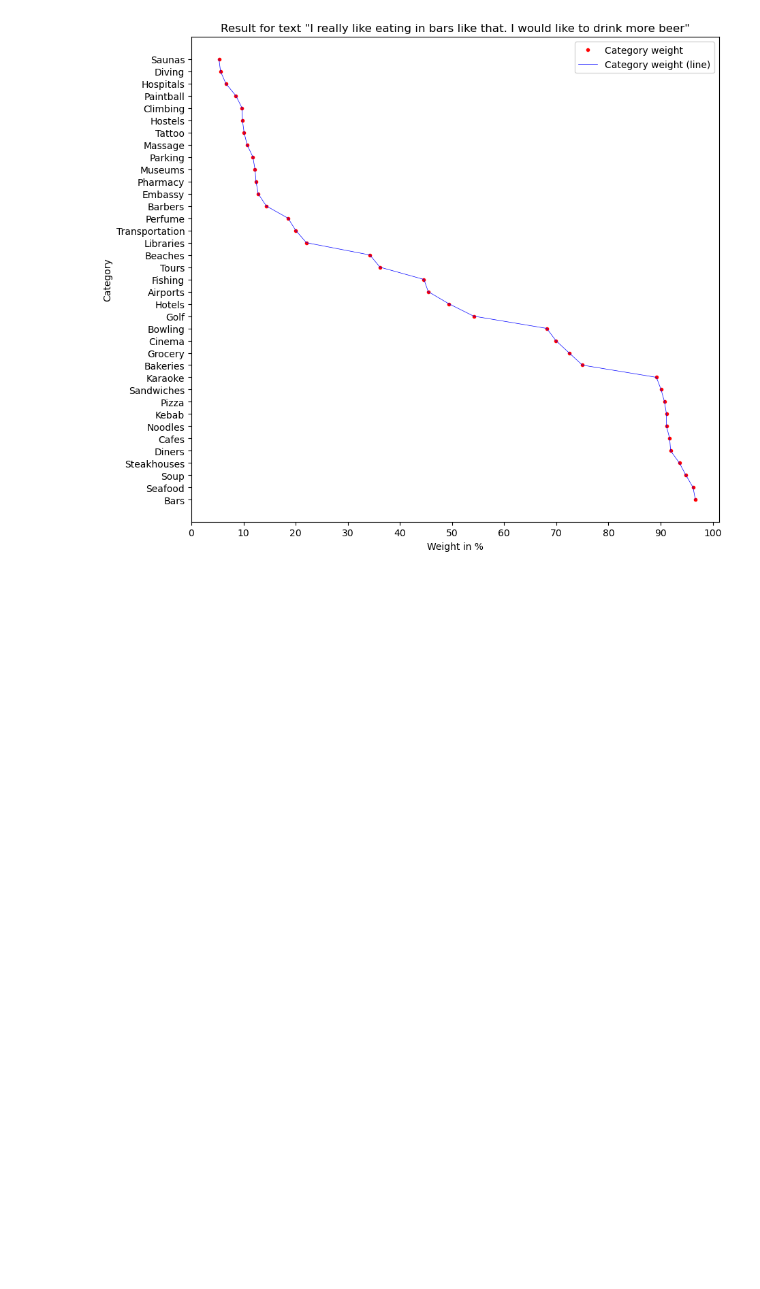
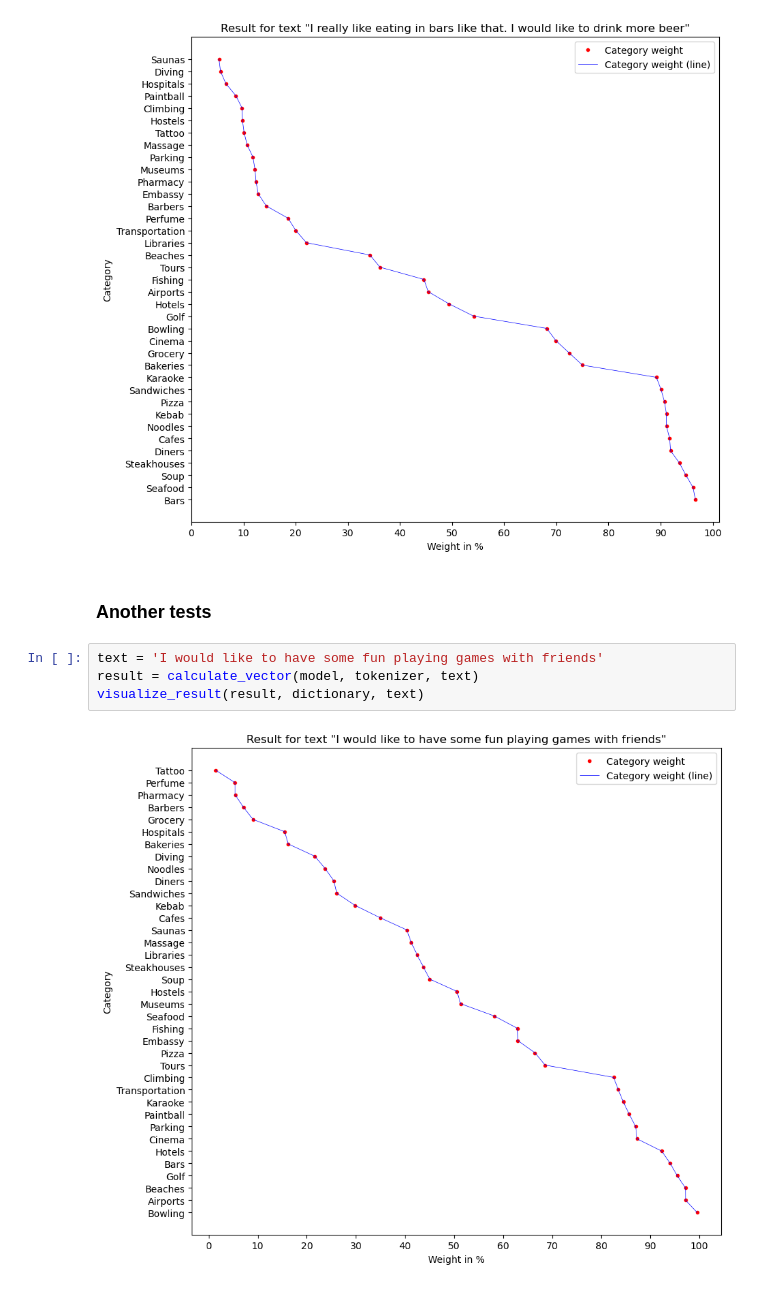
Before and after one commit to kbarszczak/Tourister, a Jupyter notebook: notebooks/environment.ipynb, the cells around one changed output. Cells and saved outputs as stored; diff of their text form; blank space fills up the shorter version.

Commit message:
Added tests to env

```diff
--- a/notebooks/environment.ipynb
+++ b/notebooks/environment.ipynb
@@ -86,3 +86,11 @@ result = calculate_vector(model, tokenizer, text)
 visualize_result(result, dictionary, text)
 # %% [output]
 [figure]
+# %% [markdown]
+### Another tests
+# %%
+text = 'I would like to have some fun playing games with friends'
+result = calculate_vector(model, tokenizer, text)
+visualize_result(result, dictionary, text)
+# %% [output]
+[figure, added]
```
Also changed, not shown: parts of 1 cell of this notebook.
